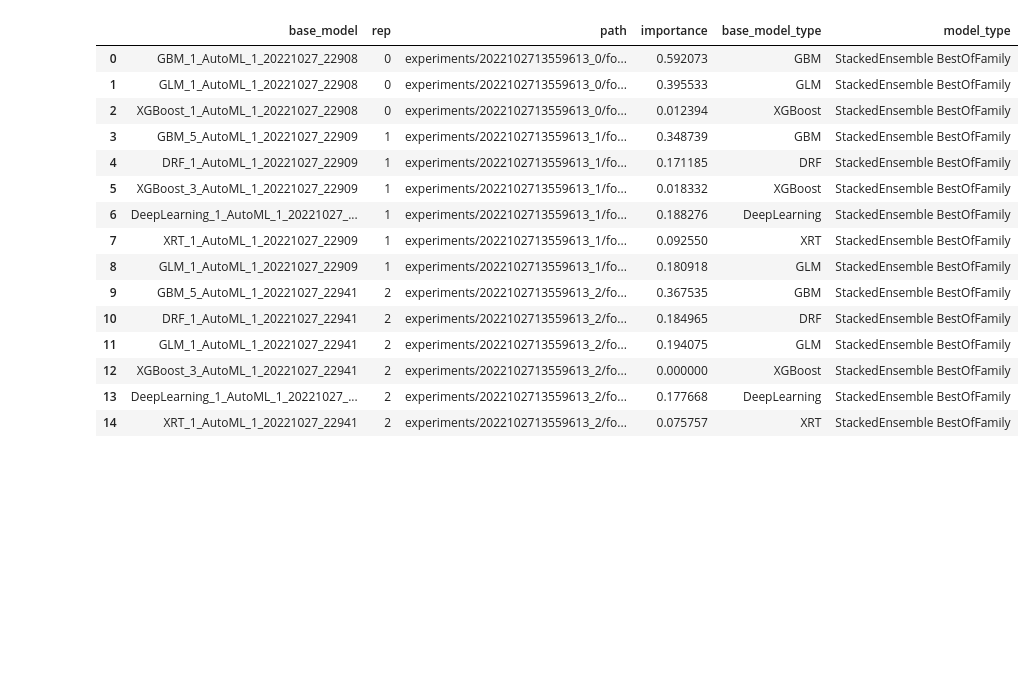
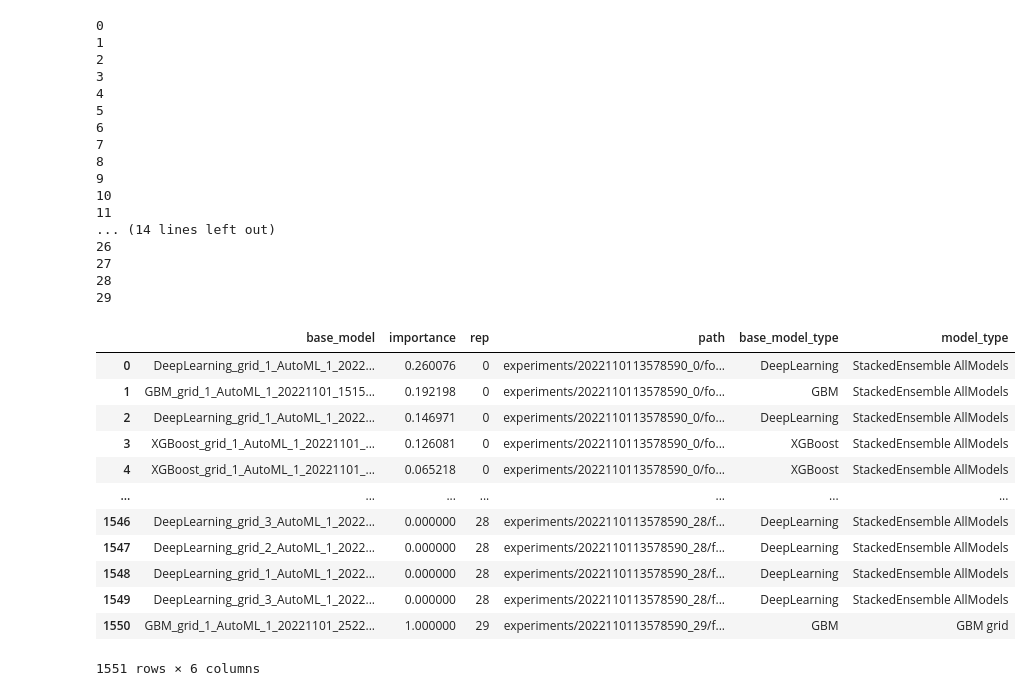
Before and after one commit to mxgbr/gpp_upscaling, a Jupyter notebook: 03_h2o_explainability_out.ipynb, the cells around one changed output. Drawn from its saved outputs; the diff is of its cells as text; code cells hidden in the pictures; blank space fills up the shorter version.

```diff
--- a/03_h2o_explainability_out.ipynb
+++ b/03_h2o_explainability_out.ipynb
@@ -13,15 +15,18 @@ from modules.analysis import *
 # %%
 # loads model paths and exp_ids
-reps = list(range(0, 3))
+reps = list(range(0, 30))
 
-exp_id = '2022102713559613'
+exp_id = '2022110113578590'
 
 models = []
 exp_paths = []
+h2o.init()
+
 for rep in reps:
     exp_path = os.path.join('experiments', exp_id + '_' + str(rep))
     exp_paths.append(exp_path)
-    models.append(H2o.load(os.path.join(exp_path, 'fold_0')))
+    print(exp_path)
+    models.append(H2o.load(os.path.join(exp_path, 'fold_0'), init=False))
 # %% [output]
 Checking whether there is an H2O instance running at http://localhost:54321 ..... not found.
 Attempting to start a local H2O server...
@@ -82,49 +72,62 @@ Checking whether there is an H2O instance running at http://localhost:54321 . co
 # %%
 # load base models
 df_models = []
 # loop over 30 bootrap models
 for idx, bootstrap_model in enumerate(models):
+    print(idx)
+    path = glob.glob(os.path.join(exp_paths[idx], 'fold_0', '*_AutoML_*'))[0]
 
     # loop over base models
     base_models = []
     base_models_imp = []
     if 'base_models' in bootstrap_model.actual_params:
 
         # get metalearner
-        metalearner = h2o.get_model(bootstrap_model.metalearner()['name']).varimp()
-        metalearner = pd.DataFrame(metalearner, columns=['model', 'relimp', 'scaimp', 'perc']).set_index('model')
+        base_model_imp = bootstrap_model.metalearner().varimp(use_pandas=True)
+        base_model_imp = base_model_imp[['variable', 'percentage']]
+        base_model_imp.columns = ['base_model', 'importance']
+        base_models.append(base_model_imp)
 
-        for base_model in bootstrap_model.actual_params['base_models']:
-            base_models.append(base_model['name'])
-            base_models_imp.append(metalearner.loc[base_model['name'], 'perc'])
     else:
-        base_models.append(bootstrap_model_name.split('/')[1])
-        base_models_imp.append(1)
+        base_models.append(pd.DataFrame({'base_model': [path.split('/')[-1]], 'importance': [1]}))
 
-    df_base_models = pd.DataFrame(base_models, columns=['base_model'])
+    df_base_models = pd.concat(base_models)
     df_base_models['rep'] = reps[idx]
-    df_base_models['path'] = glob.glob(os.path.join(exp_paths[idx], 'fold_0', '*_AutoML_*'))[0]
-    df_base_models['importance'] = base_models_imp
+    df_base_models['path'] = path
     df_models.append(df_base_models)
 
 df_models = pd.concat(df_models, ignore_index=True)
 df_models['base_model_type'] = df_models['base_model'].str.split('_').str[0]
 df_models['model_type'] = df_models['path'].str.split('/').str[-1].str.split('_').str[0:2].str.join(' ')
 df_models
 # %% [output]
+0
+1
+2
+3
+4
+5
+6
+7
+8
+9
+10
+11
+... (14 lines left out)
+26
+27
+28
+29
-|  | base_model | rep | path | importance | base_model_type | model_type |
-| 0 | GBM_1_AutoML_1_20221027_22908 | 0 | experiments/2022102713559613_0/fo... | 0.592073 | GBM | StackedEnsemble BestOfFamily |
-| 1 | GLM_1_AutoML_1_20221027_22908 | 0 | experiments/2022102713559613_0/fo... | 0.395533 | GLM | StackedEnsemble BestOfFamily |
-| 2 | XGBoost_1_AutoML_1_20221027_22908 | 0 | experiments/2022102713559613_0/fo... | 0.012394 | XGBoost | StackedEnsemble BestOfFamily |
-| 3 | GBM_5_AutoML_1_20221027_22909 | 1 | experiments/2022102713559613_1/fo... | 0.348739 | GBM | StackedEnsemble BestOfFamily |
-| 4 | DRF_1_AutoML_1_20221027_22909 | 1 | experiments/2022102713559613_1/fo... | 0.171185 | DRF | StackedEnsemble BestOfFamily |
-| 5 | XGBoost_3_AutoML_1_20221027_22909 | 1 | experiments/2022102713559613_1/fo... | 0.018332 | XGBoost | StackedEnsemble BestOfFamily |
-| 6 | DeepLearning_1_AutoML_1_20221027_... | 1 | experiments/2022102713559613_1/fo... | 0.188276 | DeepLearning | StackedEnsemble BestOfFamily |
-| 7 | XRT_1_AutoML_1_20221027_22909 | 1 | experiments/2022102713559613_1/fo... | 0.092550 | XRT | StackedEnsemble BestOfFamily |
-| 8 | GLM_1_AutoML_1_20221027_22909 | 1 | experiments/2022102713559613_1/fo... | 0.180918 | GLM | StackedEnsemble BestOfFamily |
-| 9 | GBM_5_AutoML_1_20221027_22941 | 2 | experiments/2022102713559613_2/fo... | 0.367535 | GBM | StackedEnsemble BestOfFamily |
-| 10 | DRF_1_AutoML_1_20221027_22941 | 2 | experiments/2022102713559613_2/fo... | 0.184965 | DRF | StackedEnsemble BestOfFamily |
-| 11 | GLM_1_AutoML_1_20221027_22941 | 2 | experiments/2022102713559613_2/fo... | 0.194075 | GLM | StackedEnsemble BestOfFamily |
-| 12 | XGBoost_3_AutoML_1_20221027_22941 | 2 | experiments/2022102713559613_2/fo... | 0.000000 | XGBoost | StackedEnsemble BestOfFamily |
-| 13 | DeepLearning_1_AutoML_1_20221027_... | 2 | experiments/2022102713559613_2/fo... | 0.177668 | DeepLearning | StackedEnsemble BestOfFamily |
-| 14 | XRT_1_AutoML_1_20221027_22941 | 2 | experiments/2022102713559613_2/fo... | 0.075757 | XRT | StackedEnsemble BestOfFamily |
+|  | base_model | importance | rep | path | base_model_type | model_type |
+| 0 | DeepLearning_grid_1_AutoML_1_2022... | 0.260076 | 0 | experiments/2022110113578590_0/fo... | DeepLearning | StackedEnsemble AllModels |
+| 1 | GBM_grid_1_AutoML_1_20221101_1515... | 0.192198 | 0 | experiments/2022110113578590_0/fo... | GBM | StackedEnsemble AllModels |
+| 2 | DeepLearning_grid_1_AutoML_1_2022... | 0.146971 | 0 | experiments/2022110113578590_0/fo... | DeepLearning | StackedEnsemble AllModels |
+| 3 | XGBoost_grid_1_AutoML_1_20221101_... | 0.126081 | 0 | experiments/2022110113578590_0/fo... | XGBoost | StackedEnsemble AllModels |
+| 4 | XGBoost_grid_1_AutoML_1_20221101_... | 0.065218 | 0 | experiments/2022110113578590_0/fo... | XGBoost | StackedEnsemble AllModels |
+| ... | ... | ... | ... | ... | ... | ... |
+| 1546 | DeepLearning_grid_3_AutoML_1_2022... | 0.000000 | 28 | experiments/2022110113578590_28/f... | DeepLearning | StackedEnsemble AllModels |
+| 1547 | DeepLearning_grid_2_AutoML_1_2022... | 0.000000 | 28 | experiments/2022110113578590_28/f... | DeepLearning | StackedEnsemble AllModels |
+| 1548 | DeepLearning_grid_1_AutoML_1_2022... | 0.000000 | 28 | experiments/2022110113578590_28/f... | DeepLearning | StackedEnsemble AllModels |
+| 1549 | DeepLearning_grid_3_AutoML_1_2022... | 0.000000 | 28 | experiments/2022110113578590_28/f... | DeepLearning | StackedEnsemble AllModels |
+| 1550 | GBM_grid_1_AutoML_1_20221101_2522... | 1.000000 | 29 | experiments/2022110113578590_29/f... | GBM | GBM grid |
+1551 rows × 6 columns
```
Also changed, not shown: parts of 8 cells of this notebook, 2 other files.
